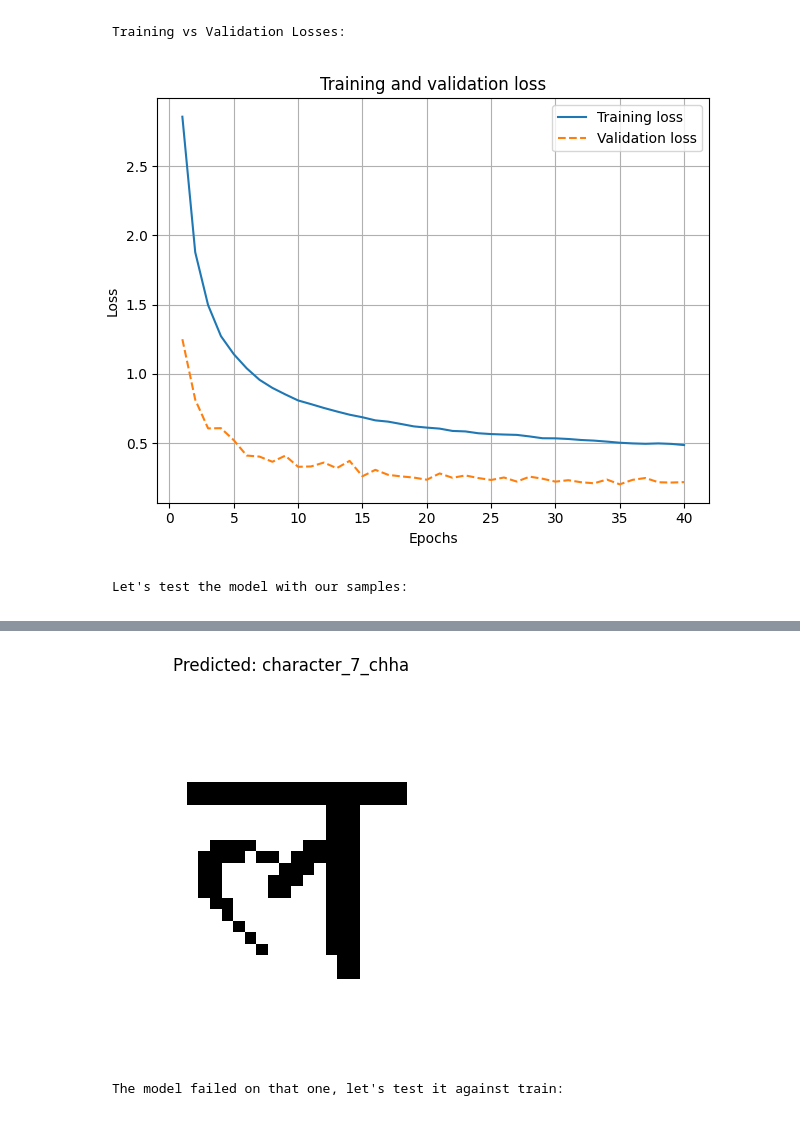
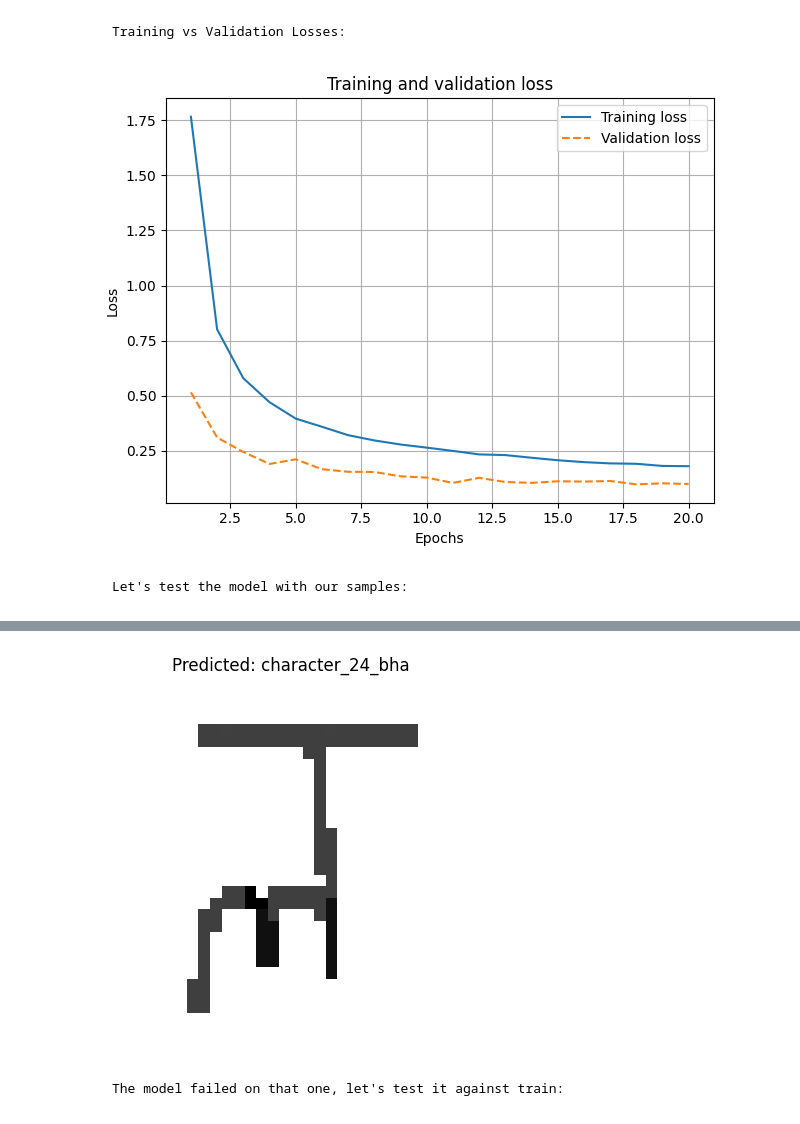
Before and after one commit to Khurdhula-Harshavardhan/Hindi-OCR, a Jupyter notebook: CNN_kernel.ipynb, the cells around one changed output, grey strips where cells are left out. Cells and saved outputs as stored; diff of their text form; code cells hidden in the pictures.

Commit message:
CNN has been trained successfully.

```diff
--- a/CNN_kernel.ipynb
+++ b/CNN_kernel.ipynb
@@ -22,12 +22,11 @@ Let's try data augmentation:
 # %%
 train_datagen = ImageDataGenerator(
     rescale=1./255,
-    rotation_range=40,
+    rotation_range=3,
     width_shift_range=0.2,
     height_shift_range=0.2,
-    shear_range=0.2,
-    zoom_range=0.2,
-    horizontal_flip=True,
+    shear_range=0.05,
+    zoom_range=0.1,
     fill_mode='nearest'
 )
 
@@ -75,7 +74,7 @@ model.compile(optimizer='adam',
 history = model.fit(
     train_generator,
     steps_per_epoch=train_generator.samples // 128,
-    epochs=40,
+    epochs=20,
     validation_data=test_generator,
     validation_steps=test_generator.samples // 128
 )
@@ -136,31 +135,26 @@ plt.grid()
 plt.tight_layout()
 plt.show()
 # %% [output]
-[figure, old version]
+[figure, new version]
 # %% [markdown]
     Let's test the model with our samples:
 # %%
-img_path = "../Hindi-OCR/ManualTests/la_better.png" #load the image.
+
+img_path = "../Hindi-OCR/ManualTests/la.png" #load the image.
 img = image.load_img(img_path, target_size=(32, 32))
 img_array = image.img_to_array(img)
 img_array = np.expand_dims(img_array, axis=0)
+img_array /= 255.
 # %%
-import matplotlib.pyplot as plt
 
-# 1. Load and preprocess the image
-# Assuming you have already loaded the image and preprocessed it (resize, convert to array, expand_dims)
-# and stored it in the variable img_array
-
-# Apply rescaling using test_datagen
-img_array = test_datagen.standardize(img_array)
-
-# 2. Make a prediction
 predictions = model.predict(img_array)
-predicted_class = np.argmax(predictions[0])
+predicted_class = np.argmax(predictions, axis=1)
 
 # 3. Interpret the prediction
-class_labels = list(train_generator.class_indices.keys())
-predicted_label = class_labels[predicted_class]
+class_labels = {v: k for k, v in train_generator.class_indices.items()}
+predicted_label = class_labels[predicted_class[0]]
+print(predicted_label)
+
 
 # 4. Display the image with its predicted label
 plt.imshow(img_array[0])
@@ -172,4 +167,4 @@ plt.show()
-[figure, old version]
+[figure, new version]
 # %% [markdown]
     The model failed on that one, let's test it against train:
 # %%
```
Also changed, not shown: parts of 7 cells of this notebook, 5 other files.
